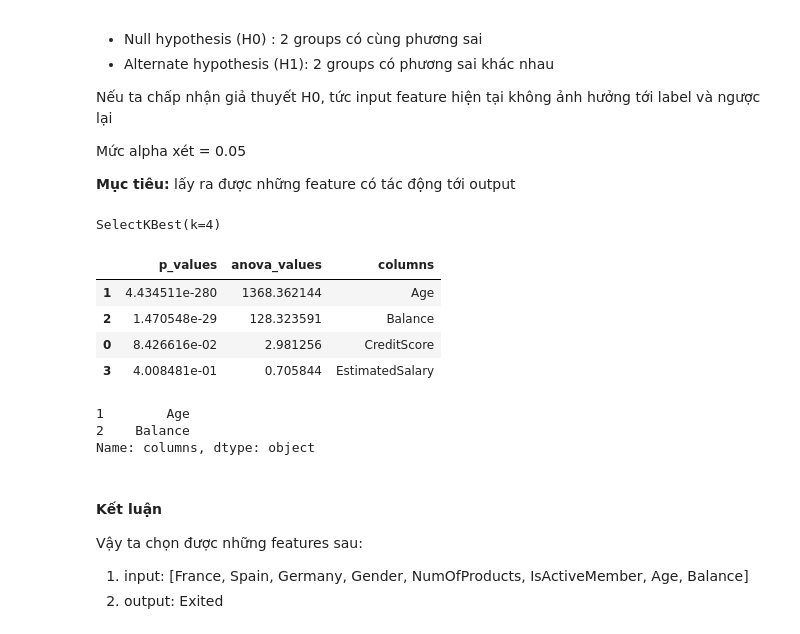
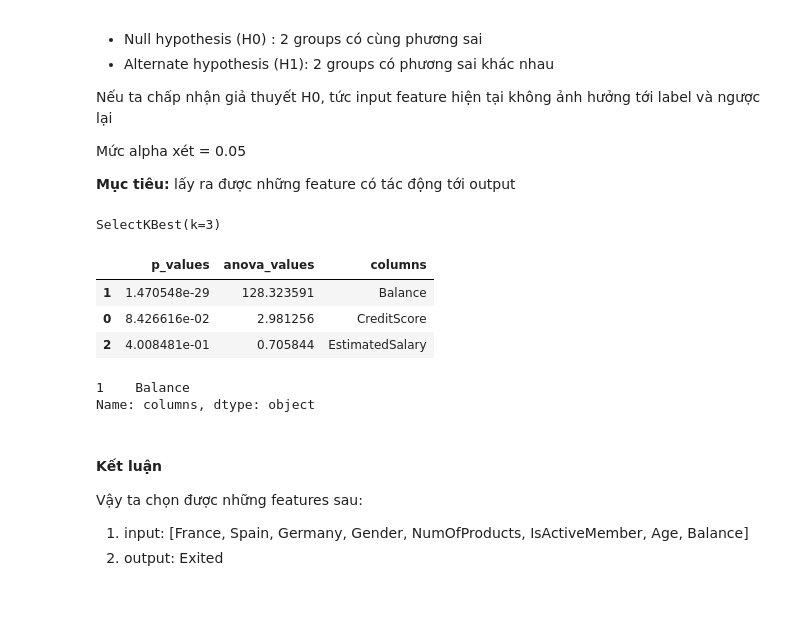
Before and after one commit to nghoanglongde/bank-customer-churn, a Jupyter notebook: Customer_Churn.ipynb, the cells around one changed output. Saved outputs shown, nothing was run; the diff lists cells and outputs as text; code cells hidden in the pictures; blank space fills up the shorter version.

Commit message:
Change feature selection

```diff
--- a/Customer_Churn.ipynb
+++ b/Customer_Churn.ipynb
@@ -349,29 +352,27 @@ Mức alpha xét = 0.05
 # %%
 from sklearn.feature_selection import SelectKBest, f_classif
 # %%
-continous_features = df_cp[["CreditScore", "Age", "Balance", "EstimatedSalary"]]
+continous_features = df_cp[["CreditScore", "Balance", "EstimatedSalary"]]
 # %%
-best_features = SelectKBest(f_classif, k=4)
+best_features = SelectKBest(f_classif, k=3)
 best_features.fit(continous_features , df_cp["Exited"])
 # %% [output]
-SelectKBest(k=4)
+SelectKBest(k=3)
 # %%
 df_score = pd.DataFrame(best_features.pvalues_,columns=['p_values'])
 df_score['anova_values'] = best_features.scores_
-df_score['columns'] = ["CreditScore", "Age", "Balance", "EstimatedSalary"]
+df_score['columns'] = ["CreditScore", "Balance", "EstimatedSalary"]
 df_score.sort_values(by='p_values')
 # %% [output]
 |  | p_values | anova_values | columns |
-| 1 | 4.434511e-280 | 1368.362144 | Age |
-| 2 | 1.470548e-29 | 128.323591 | Balance |
+| 1 | 1.470548e-29 | 128.323591 | Balance |
 | 0 | 8.426616e-02 | 2.981256 | CreditScore |
-| 3 | 4.008481e-01 | 0.705844 | EstimatedSalary |
+| 2 | 4.008481e-01 | 0.705844 | EstimatedSalary |
 # %%
 # chọn ra những features <= alpha
 df_score[df_score['p_values'] <= 0.05]['columns']
 # %% [output]
-1        Age
-2    Balance
+1    Balance
 Name: columns, dtype: object
 # %% [markdown]
 #### Kết luận
```
Also changed, not shown: parts of 10 cells of this notebook.
